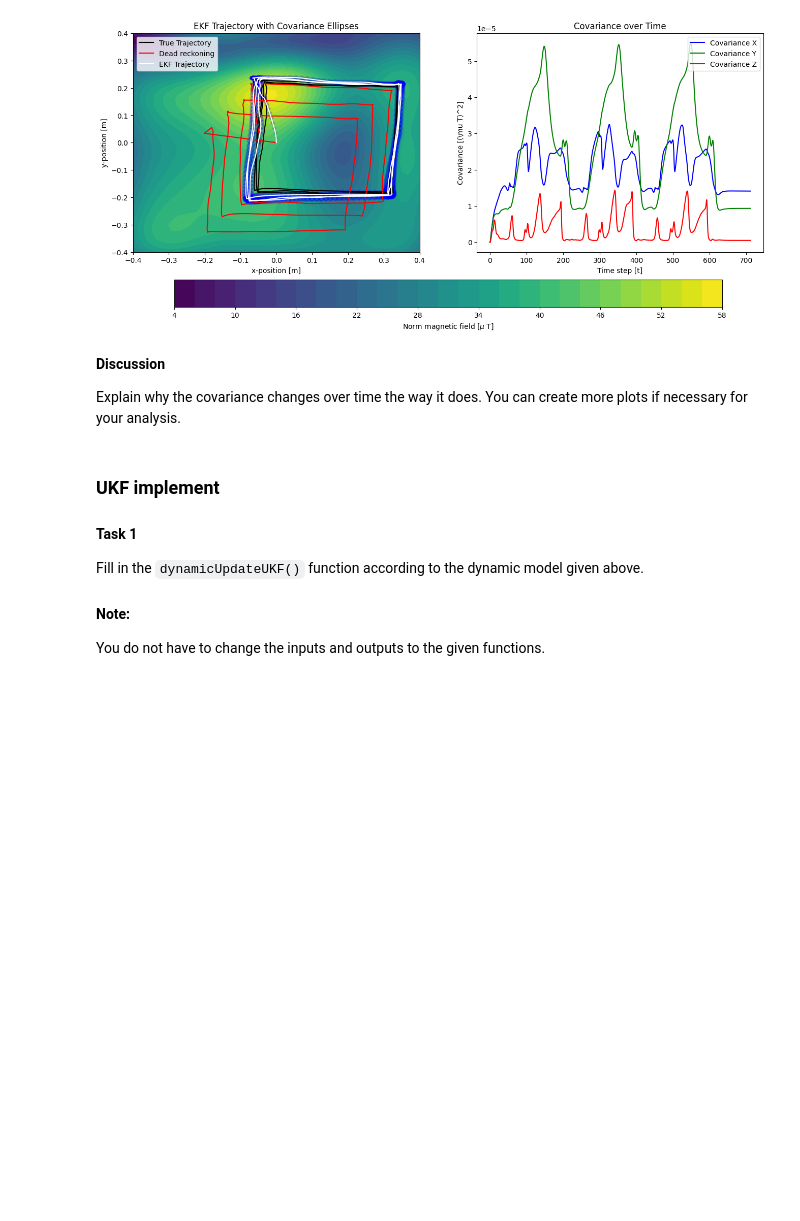
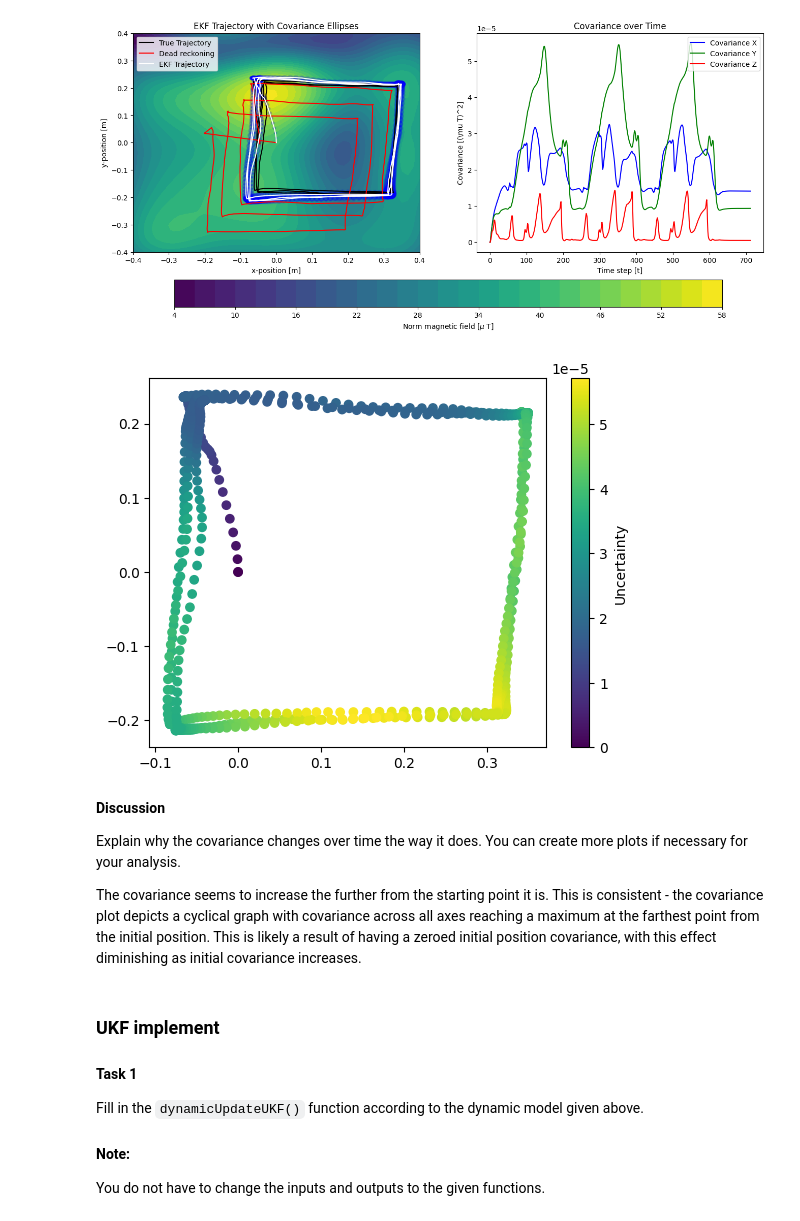
Before and after one commit to jackh1nes/PSF_Assignments, a Jupyter notebook: assignment2_students/assignment2.ipynb, the cells around one changed output. Drawn from its saved outputs; the diff is of its cells as text; code cells hidden in the pictures; blank space fills up the shorter version.

```diff
--- a/assignment2_students/assignment2.ipynb
+++ b/assignment2_students/assignment2.ipynb
@@ -260,10 +262,23 @@ Elaborate on the effects of tuning the different variables:
 helper.makeExtendedKalmanFilterPlots(deadReckoning, posEstEKF, posCovarianceEKF, modelParameters)
 # %% [output]
 [figure]
+# %%
+xCov = posCovarianceEKF[0,0,:]
+yCov = posCovarianceEKF[1,1,:]
+xyCovNorm = np.sqrt(xCov**2 + yCov**2)
+
+fig, ax = plt.subplots()
+outPlot = ax.scatter(posEstEKF[0,:], posEstEKF[1,:], c=xyCovNorm)
+fig.colorbar(outPlot, ax=ax, label="Uncertainty")
+plt.show()
+# %% [output]
+[figure, added]
 # %% [markdown]
 **Discussion**
 
 Explain why the covariance changes over time the way it does. You can create more plots if necessary for your analysis.
+
+The covariance seems to increase the further from the starting point it is. This is consistent - the covariance plot depicts a cyclical graph with covariance across all axes reaching a maximum at the farthest point from the initial position. This is likely a result of having a zeroed initial position covariance, with this effect diminishing as initial covariance increases.
 # %% [markdown]
 ### UKF implement
 
```
Also changed, not shown: parts of 2 cells of this notebook.
